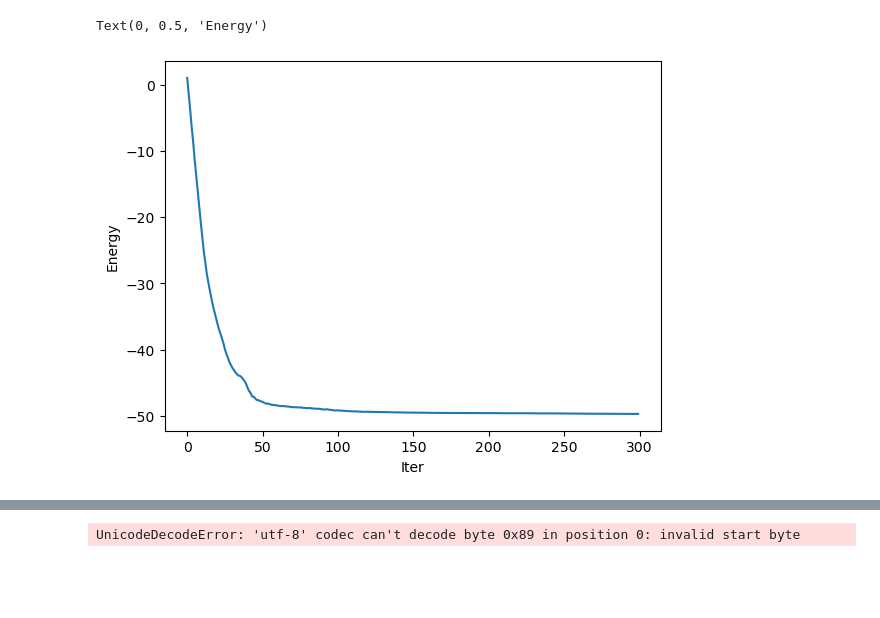
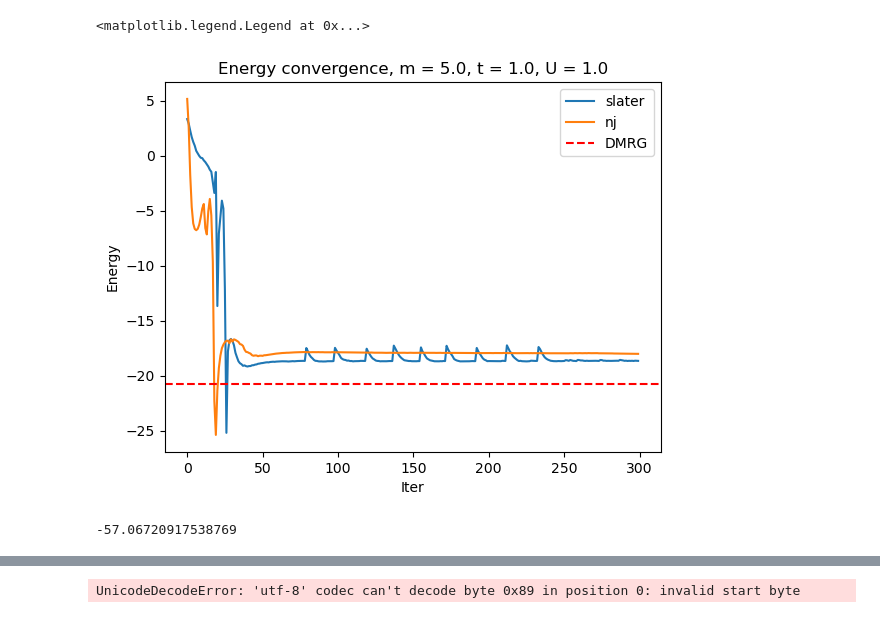
Before and after one commit to wttai004/machine_learning, a Jupyter notebook: netket_qwz/qwz_results.ipynb, the cells around one changed output, grey strips where cells are left out. Drawn from its saved outputs; the diff is of its cells as text; code cells hidden in the pictures; blank space fills up the shorter version.

```diff
--- a/netket_qwz/qwz_results.ipynb
+++ b/netket_qwz/qwz_results.ipynb
@@ -53,7 +55,26 @@ plt.show()
-# %%
-plt.plot(data['Energy']['Mean']['real'])
-plt.xlabel("Iter")
-plt.ylabel("Energy")
-# %% [output]
-Text(0, 0.5, 'Energy')
-[figure, removed]
+# %%
+t = 1.0
+m = 5.0
+U = 1.0
+plt.title(f"Energy convergence, m = {m}, t = {t}, U = {U}")
+model = "slater"
+data_slater=json.load(open(f"machine_learning/netket_qwz/data/{model}_log_L={L}_t={t}_m={m}_U={U}.log"))
+plt.plot(data_slater['Energy']['Mean']['real'], label = f"{model}")
+model = "nj"
+data_nj=json.load(open(f"machine_learning/netket_qwz/data/{model}_log_L={L}_t={t}_m={m}_U={U}.log"))
+plt.plot(data_nj['Energy']['Mean']['real'], label = f"{model}")
+plt.xlabel("Iter")
+plt.ylabel("Energy")
+
+outputFilename=f"machine_learning/dmrg_qwz/data/dmrg_log_L={L}_t={t}_m={m}_U={U}"
+with h5py.File(outputFilename, 'r') as f:
+    data_dmrg = hdf5_io.load_from_hdf5(f)
+plt.axhline(y=data_dmrg['E0'], color='r', linestyle='--', label='DMRG')  # Adding the horizontal line
+plt.legend()
+# %% [output]
+<matplotlib.legend.Legend at 0x...>
+[figure, added]
+# %%
+data_dmrg['E0']
+# %% [output]
+-57.06720917538769
```
Also changed, not shown: parts of 4 cells of this notebook, 23 other files.
